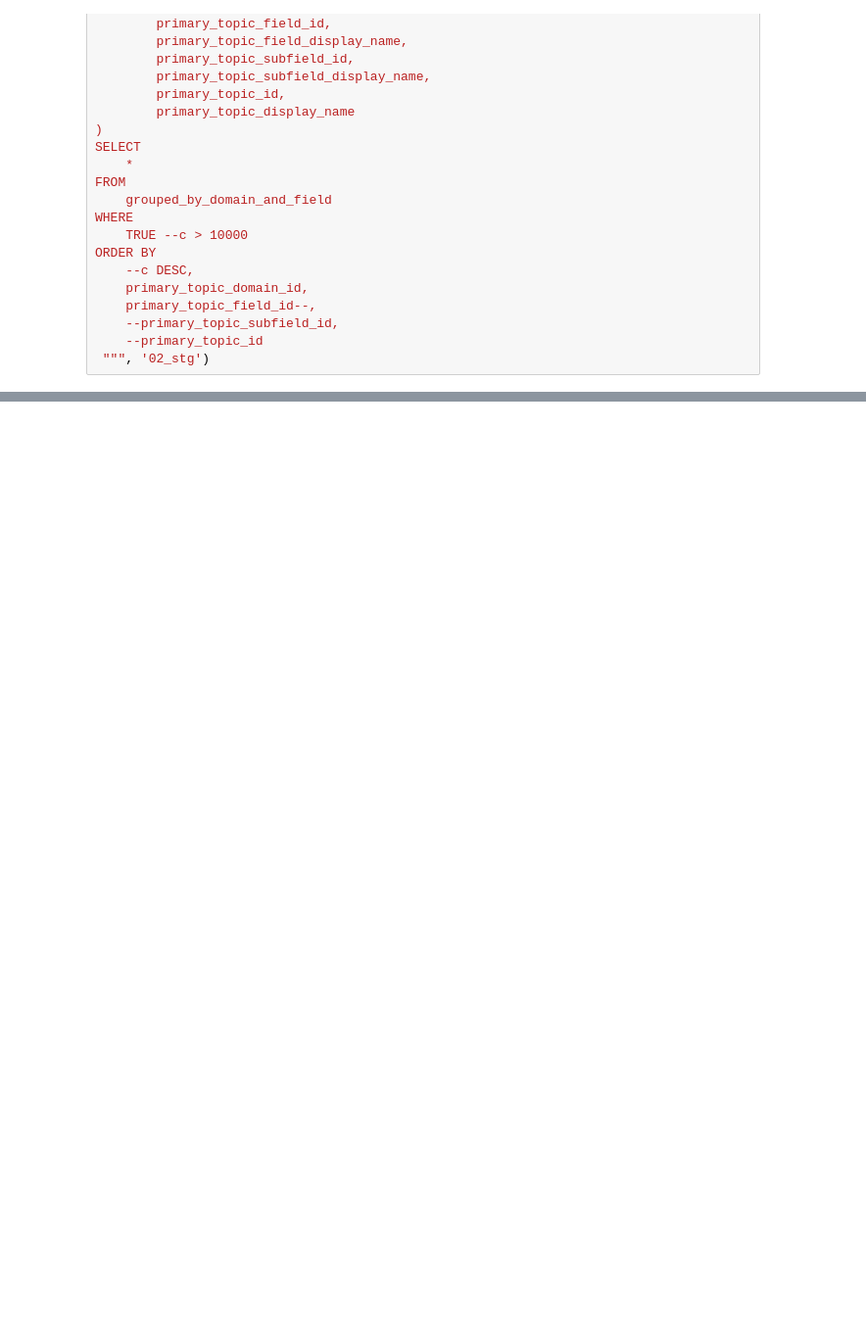
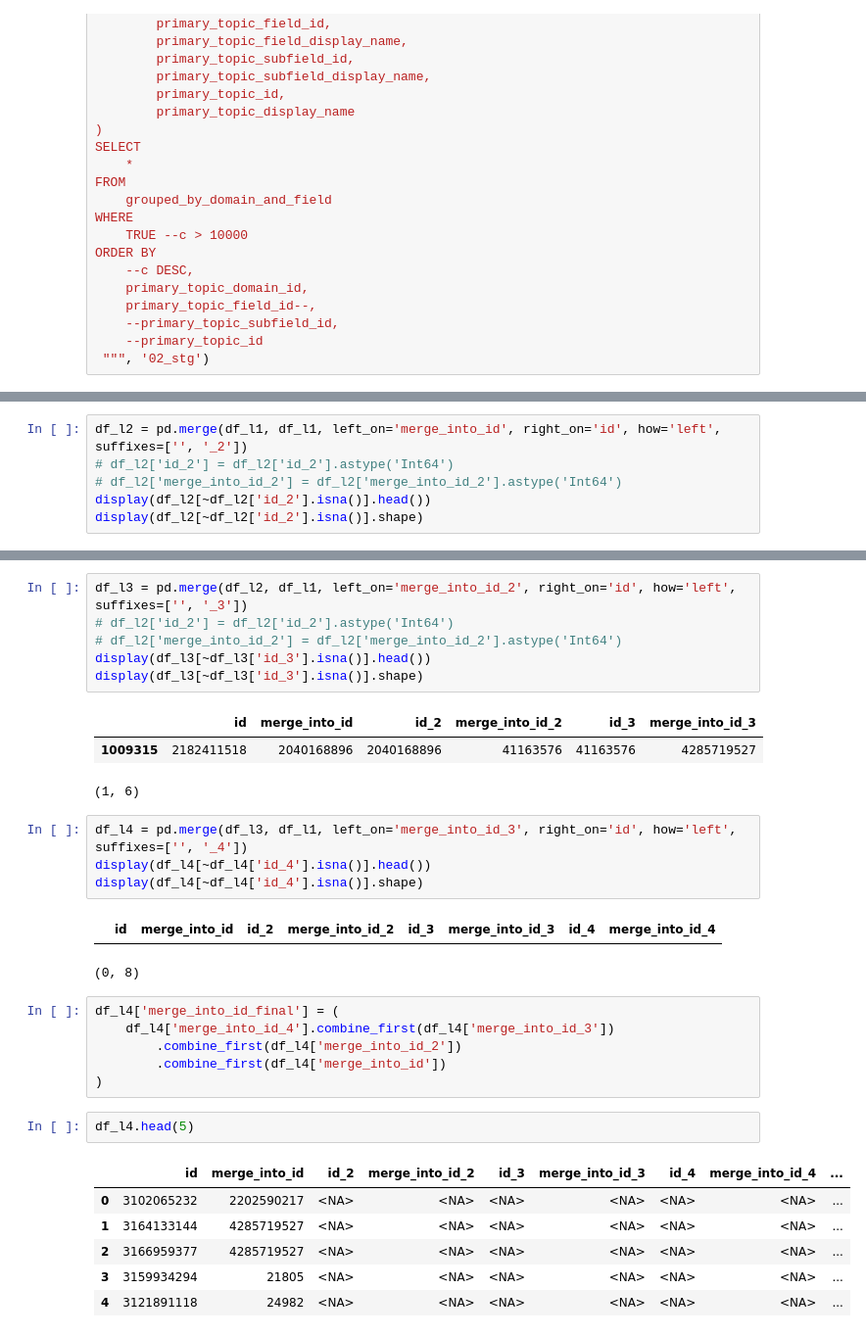
Before and after one commit to ka-steve/sagemaker_research_classification, a Jupyter notebook: src/03_exploration/03_11_explore_openalex_works.ipynb, the cells around one changed output, grey strips where cells are left out. Shown at 98% size. Drawn from its saved outputs; the diff is of its cells as text; blank space fills up the shorter version.

Commit message:
Created base_openalex_merged_ids

```diff
--- a/src/03_exploration/03_11_explore_openalex_works.ipynb
+++ b/src/03_exploration/03_11_explore_openalex_works.ipynb
@@ -427,0 +496,6 @@ ORDER BY
+# %%
+df_l2 = pd.merge(df_l1, df_l1, left_on='merge_into_id', right_on='id', how='left', suffixes=['', '_2'])
+# df_l2['id_2'] = df_l2['id_2'].astype('Int64')
+# df_l2['merge_into_id_2'] = df_l2['merge_into_id_2'].astype('Int64')
+display(df_l2[~df_l2['id_2'].isna()].head())
+display(df_l2[~df_l2['id_2'].isna()].shape)
@@ -427,0 +510,32 @@ ORDER BY
+# %%
+df_l3 = pd.merge(df_l2, df_l1, left_on='merge_into_id_2', right_on='id', how='left', suffixes=['', '_3'])
+# df_l2['id_2'] = df_l2['id_2'].astype('Int64')
+# df_l2['merge_into_id_2'] = df_l2['merge_into_id_2'].astype('Int64')
+display(df_l3[~df_l3['id_3'].isna()].head())
+display(df_l3[~df_l3['id_3'].isna()].shape)
+# %% [output]
+|  | id | merge_into_id | id_2 | merge_into_id_2 | id_3 | merge_into_id_3 |
+| 1009315 | 2182411518 | 2040168896 | 2040168896 | 41163576 | 41163576 | 4285719527 |
+(1, 6)
+# %%
+df_l4 = pd.merge(df_l3, df_l1, left_on='merge_into_id_3', right_on='id', how='left', suffixes=['', '_4'])
+display(df_l4[~df_l4['id_4'].isna()].head())
+display(df_l4[~df_l4['id_4'].isna()].shape)
+# %% [output]
+|  | id | merge_into_id | id_2 | merge_into_id_2 | id_3 | merge_into_id_3 | id_4 | merge_into_id_4 |
+(0, 8)
+# %%
+df_l4['merge_into_id_final'] = (
+    df_l4['merge_into_id_4'].combine_first(df_l4['merge_into_id_3'])
+        .combine_first(df_l4['merge_into_id_2'])
+        .combine_first(df_l4['merge_into_id'])
+)
+# %%
+df_l4.head(5)
+# %% [output]
+|  | id | merge_into_id | id_2 | merge_into_id_2 | id_3 | merge_into_id_3 | id_4 | merge_into_id_4 | ... |
+| 0 | 3102065232 | 2202590217 | <NA> | <NA> | <NA> | <NA> | <NA> | <NA> | ... |
+| 1 | 3164133144 | 4285719527 | <NA> | <NA> | <NA> | <NA> | <NA> | <NA> | ... |
+| 2 | 3166959377 | 4285719527 | <NA> | <NA> | <NA> | <NA> | <NA> | <NA> | ... |
+| 3 | 3159934294 | 21805 | <NA> | <NA> | <NA> | <NA> | <NA> | <NA> | ... |
+| 4 | 3121891118 | 24982 | <NA> | <NA> | <NA> | <NA> | <NA> | <NA> | ... |
```
Also changed, not shown: parts of 10 cells of this notebook, 1 other file.
